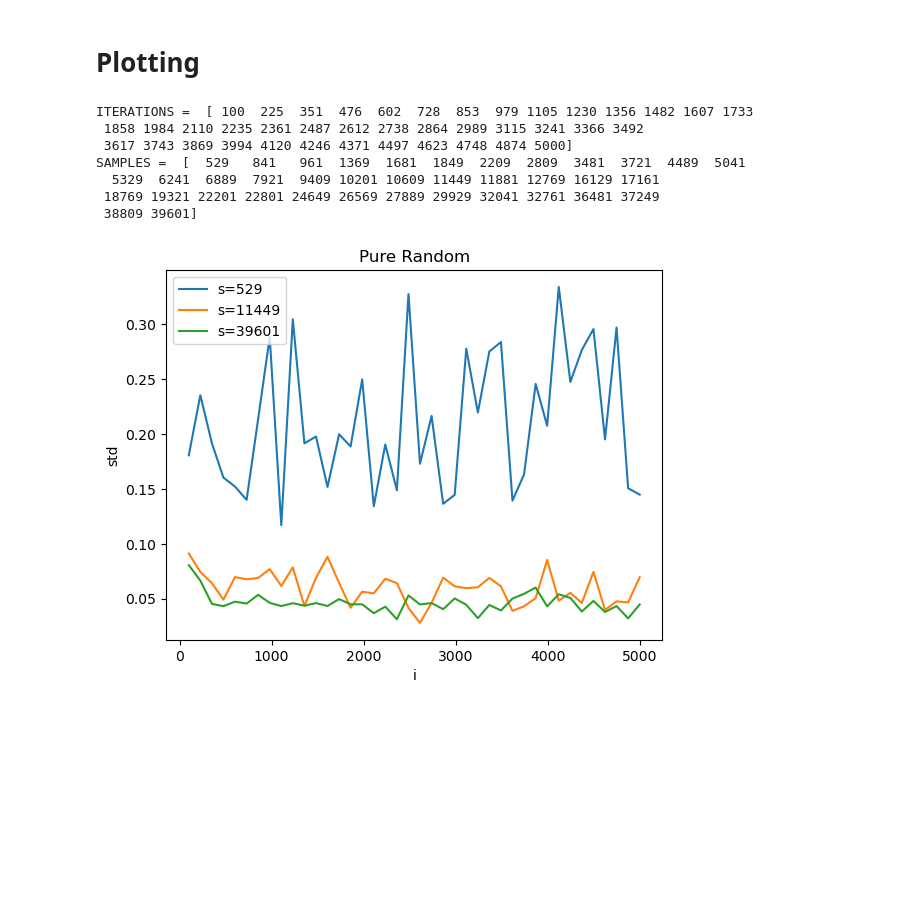
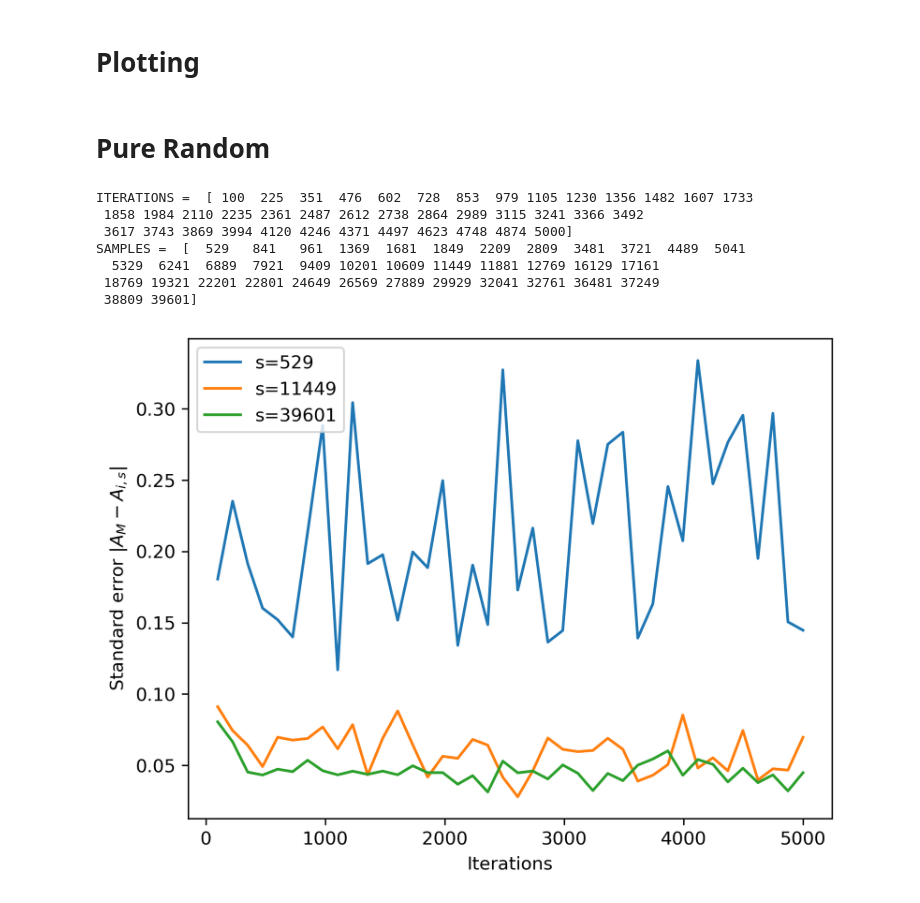
Before and after one commit to Kattelijn/Stochastic-Simulation, a Jupyter notebook: mandelbrot_MC_testPlots.ipynb, the cells around one changed output. Saved outputs shown, nothing was run; the diff lists cells and outputs as text; code cells hidden in the pictures; blank space fills up the shorter version.

Commit message:
Made more plots and requirements.txt

```diff
--- a/mandelbrot_MC_testPlots.ipynb
+++ b/mandelbrot_MC_testPlots.ipynb
@@ -5,6 +5,8 @@ import matplotlib.pyplot as plt
 
 import mandelbrot_MC as mb
 from mandelbrot_MC_solvers import PureRandomSampling, LatinHypercubeSampling, OrthogonalSampling
+
+plt.rcParams['figure.dpi'] = 300
 # %% [markdown]
 # Mandelbrot set
 # %%
@@ -293,29 +315,31 @@ areasOrt_S = np.load   ("HalfDomain_S_areas.npy")
 # HalfDomain All I
 stdsLH_I  = np.loadtxt("HalfDomain_I_stds.out")
 areasLH_I = np.load   ("HalfDomain_I_areas.npy")
+# %% [markdown]
+# Pure Random
 # %%
 fig, ax = plt.subplots()
 print("ITERATIONS = ", ITERATIONS)
 print("SAMPLES = ", SAMPLES)
 ax.plot(ITERATIONS, stdsPR[0,:], label=f"s={SAMPLES[0]}")
 ax.plot(ITERATIONS, stdsPR[(len(SAMPLES)//2),:], label=f"s={SAMPLES[len(SAMPLES)//2]}")
 ax.plot(ITERATIONS, stdsPR[-1,:], label=f"s={SAMPLES[-1]}")
 # ax.plot(ITERATIONS, stdsLH[-1,:])
 # ax.plot(ITERATIONS, stdsORT[-1,:])
-plt.xlabel("i")
-plt.ylabel("std")
-plt.title("Pure Random")
+plt.xlabel("Iterations")
+plt.ylabel(r"Standard error $|A_M - A_{i,s}|$")
+# plt.title("Pure Random")
 plt.legend()
 plt.show()
 # %% [output]
 ITERATIONS =  [ 100  225  351  476  602  728  853  979 1105 1230 1356 1482 1607 1733
  1858 1984 2110 2235 2361 2487 2612 2738 2864 2989 3115 3241 3366 3492
  3617 3743 3869 3994 4120 4246 4371 4497 4623 4748 4874 5000]
 SAMPLES =  [  529   841   961  1369  1681  1849  2209  2809  3481  3721  4489  5041
   5329  6241  6889  7921  9409 10201 10609 11449 11881 12769 16129 17161
  18769 19321 22201 22801 24649 26569 27889 29929 32041 32761 36481 37249
  38809 39601]
-[figure, old version]
+[figure, new version]
 # %%
 fig, ax = plt.subplots()
 
```
Also changed, not shown: parts of 18 cells of this notebook, 1 other file.
